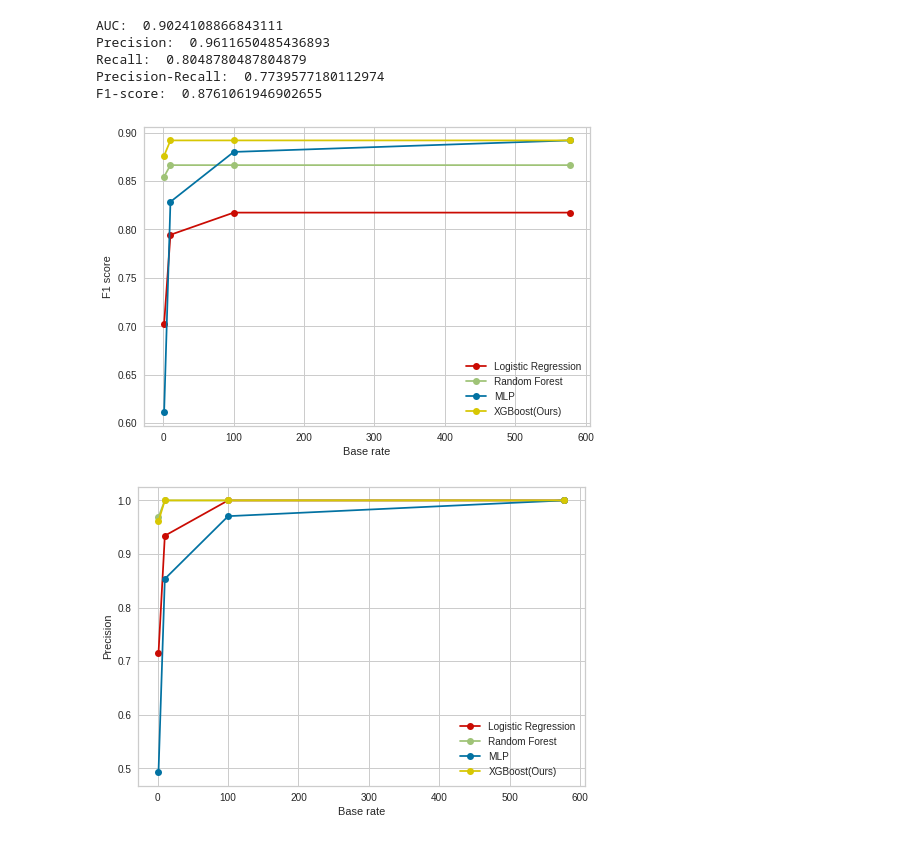
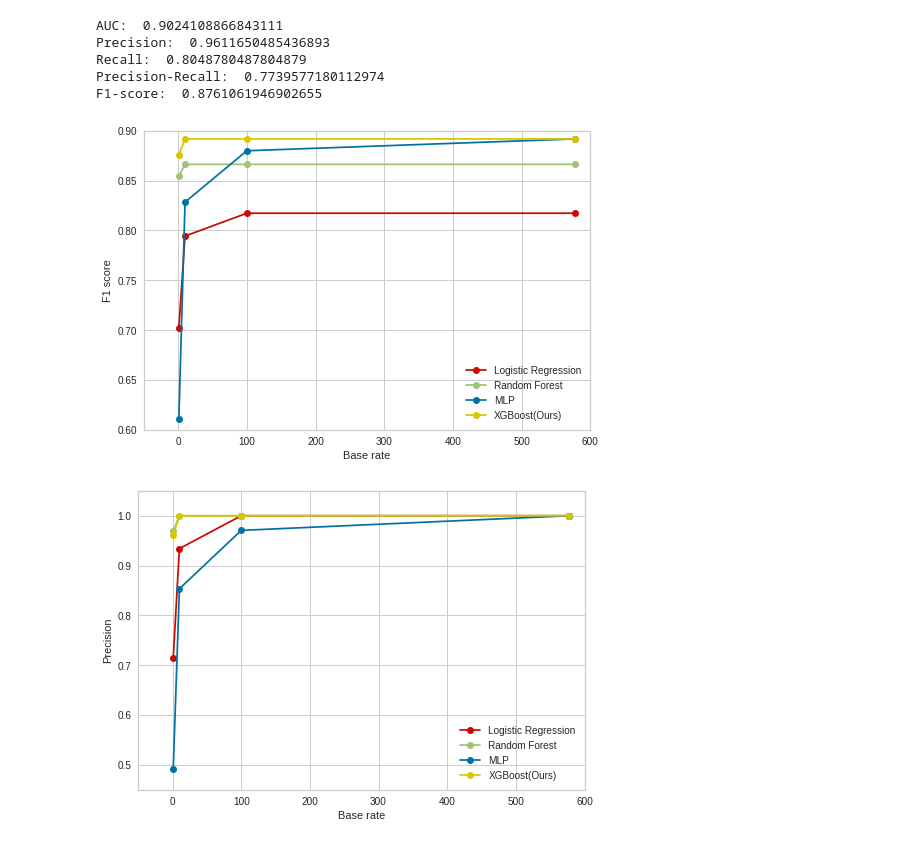
Before and after one commit to hjyion/2022-Machine-Learning, a Jupyter notebook: creditcard_fraud_detection_with_baseline.ipynb, the cells around one changed output. Drawn from its saved outputs; the diff is of its cells as text; code cells hidden in the pictures.

Commit message:
feat: plot 수정

```diff
--- a/creditcard_fraud_detection_with_baseline.ipynb
+++ b/creditcard_fraud_detection_with_baseline.ipynb
@@ -901,33 +901,37 @@ XGB=[np.mean(f1_xgb_br1), np.mean(f1_xgb_br10), np.mean(f1_xgb_br100), np.mean(f
 xgb,=plt.plot(index, XGB, 'yo-')
 
 plt.legend([lr, rf, mlp, xgb],['Logistic Regression','Random Forest','MLP', 'XGBoost(Ours)'])
+plt.xlim([-50, 600])
+plt.ylim([0.6, 0.9])
 plt.xlabel('Base rate')
 plt.ylabel('F1 score')
 plt.grid(True)
 plt.show()
 # %% [output]
-[figure, old version]
+[figure, new version]
 # %%
 import matplotlib.pyplot as plt
 import matplotlib.legend as legend
 index = [577.87, 100, 10, 1]
 
 LR=[np.mean(precision_lr_br1), np.mean(precision_lr_br10), np.mean(precision_lr_br100), np.mean(precision_lr_brreal)]
 lr,=plt.plot(index, LR, 'ro-')
 
 RF=[np.mean(precision_rf_br1), np.mean(precision_rf_br10), np.mean(precision_rf_br100),np.mean(precision_rf_brreal)]
 rf,=plt.plot(index, RF, 'go-')
 
 MLP=[np.mean(precision_mlp_br1), np.mean(precision_mlp_br10), np.mean(precision_mlp_br100), np.mean(precision_mlp_brreal)]
 mlp,=plt.plot(index, MLP, 'bo-')
 
 XGB=[np.mean(precision_xgb_br1), np.mean(precision_xgb_br10), np.mean(precision_xgb_br100), np.mean(precision_xgb_brreal)]
 xgb,=plt.plot(index, XGB, 'yo-')
 
 plt.legend([lr, rf, mlp, xgb],['Logistic Regression','Random Forest','MLP', 'XGBoost(Ours)'])
+plt.xlim([-50, 600])
+plt.ylim([0.45, 1.05])
 plt.xlabel('Base rate')
 plt.ylabel('Precision')
 plt.grid(True)
 plt.show()
 # %% [output]
-[figure, old version]
+[figure, new version]
```
